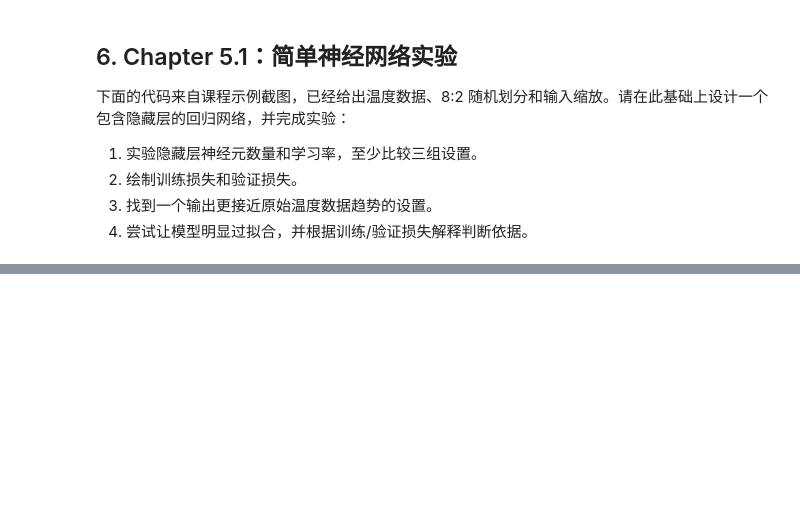
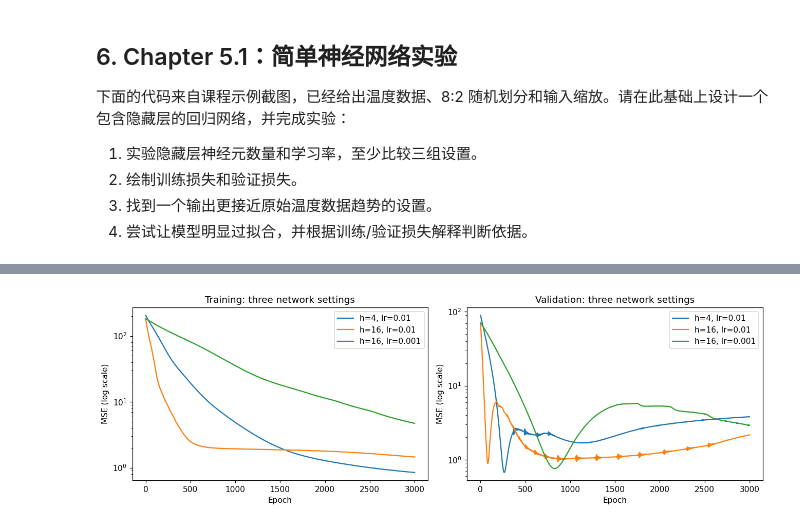
Before and after one commit to CH3COOH-JYR/DeepLearning, a Jupyter notebook: homework1/homework.ipynb, the cells around one changed output, grey strips where cells are left out. Saved outputs shown, nothing was run; the diff lists cells and outputs as text; code cells hidden in the pictures; blank space fills up the shorter version.

```diff
--- a/homework1/homework.ipynb
+++ b/homework1/homework.ipynb
@@ -264,4 +534,97 @@ val_t_c = t_c[val_ind]
 train_t_un = 0.1 * train_t_u
 val_t_un = 0.1 * val_t_u
 
-# 请在此设计网络、训练循环，并实验隐藏层规模和学习率。
+
+def run_temperature_network(hidden_width, learning_rate, epochs, hidden_layers=1):
+    torch.manual_seed(42)
+    layers = [nn.Linear(1, hidden_width), nn.Tanh()]
+    for layer_index in range(hidden_layers - 1):
+        layers.extend([nn.Linear(hidden_width, hidden_width), nn.Tanh()])
+    layers.append(nn.Linear(hidden_width, 1))
+    network = nn.Sequential(*layers)
+    network_optimizer = torch.optim.Adam(network.parameters(), lr=learning_rate)
+    history = {"train": [], "validation": []}
+    for epoch in range(epochs):
+        network.train()
+        network_optimizer.zero_grad()
+        train_loss = nn.functional.mse_loss(network(train_t_un), train_t_c)
+        train_loss.backward()
+        network_optimizer.step()
+        network.eval()
+        with torch.no_grad():
+            history["train"].append(nn.functional.mse_loss(network(train_t_un), train_t_c).item())
+            history["validation"].append(nn.functional.mse_loss(network(val_t_un), val_t_c).item())
+    assert np.isfinite(history["train"]).all() and np.isfinite(history["validation"]).all()
+    assert history["train"][-1] < history["train"][0]
+    return {
+        "network": network,
+        "history": history,
+        "parameters": sum(parameter.numel() for parameter in network.parameters()),
+    }
+
+network_settings = [
+    ("h=4, lr=0.01", 4, 0.01),
+    ("h=16, lr=0.01", 16, 0.01),
+    ("h=16, lr=0.001", 16, 0.001),
+]
+network_results = {}
+for setting_name, hidden_width, learning_rate in network_settings:
+    network_results[setting_name] = run_temperature_network(hidden_width, learning_rate, epochs=3000)
+
+best_setting = min(
+    network_results, key=lambda name: network_results[name]["history"]["validation"][-1]
+)
+overfit_result = run_temperature_network(128, 0.003, epochs=15000, hidden_layers=2)
+for setting_name, result in [*network_results.items(), ("Overfit: 128x128, lr=0.003", overfit_result)]:
+    history = result["history"]
+    print(f"{setting_name}: parameters={result['parameters']}, train MSE={history['train'][-1]:.6f}, val MSE={history['validation'][-1]:.6f}")
+print("三组常规设置中最终验证 MSE 最小：", best_setting)
+
+overfit_history = overfit_result["history"]
+best_overfit_epoch = int(np.argmin(overfit_history["validation"]))
+print(
+    f"大网络最佳验证轮次={best_overfit_epoch + 1}, "
+    f"当时 train/val MSE={overfit_history['train'][best_overfit_epoch]:.6f}/"
+    f"{overfit_history['validation'][best_overfit_epoch]:.6f}; "
+    f"最终 train/val MSE={overfit_history['train'][-1]:.6f}/"
+    f"{overfit_history['validation'][-1]:.6f}"
+)
+overfitting_observed = (
+    overfit_history["train"][-1] < 0.01
+    and overfit_history["validation"][-1] > 2 * overfit_history["validation"][best_overfit_epoch]
+)
+print("是否观察到训练近乎零误差且验证误差较最佳点明显上升：", overfitting_observed)
+
+figure, axes = plt.subplots(1, 2, figsize=(12, 4))
+for setting_name, result in network_results.items():
+    for axis, split in zip(axes, ("train", "validation")):
+        axis.plot(np.arange(1, 3001), result["history"][split], label=setting_name)
+for axis, split in zip(axes, ("Training", "Validation")):
+    axis.set(xlabel="Epoch", ylabel="MSE (log scale)", title=f"{split}: three network settings")
+    axis.set_yscale("log")
+    axis.legend()
+figure.tight_layout()
+plt.show()
+
+figure, axes = plt.subplots(1, 2, figsize=(12, 4))
+for split in ("train", "validation"):
+    axes[0].plot(np.arange(1, 15001), overfit_history[split], label=split)
+axes[0].axvline(best_overfit_epoch + 1, color="gray", linestyle=":", label="Best validation epoch")
+axes[0].set(xlabel="Epoch", ylabel="MSE (log scale)", title="Overfitting: 128 x 128 hidden units")
+axes[0].set_yscale("log")
+axes[0].legend()
+input_grid = torch.linspace(t_u.min().item(), t_u.max().item(), 300).unsqueeze(1)
+with torch.no_grad():
+    for setting_name, result in network_results.items():
+        axes[1].plot(input_grid.squeeze().numpy(), result["network"](0.1 * input_grid).squeeze().numpy(),
+                     label=setting_name, linewidth=2.5 if setting_name == best_setting else 1, alpha=0.8)
+    axes[1].plot(input_grid.squeeze().numpy(), overfit_result["network"](0.1 * input_grid).squeeze().numpy(),
+                 "--", label="Overfit network")
+axes[1].scatter(train_t_u.numpy(), train_t_c.numpy(), color="black", label="Train observations", zorder=3)
+axes[1].scatter(val_t_u.numpy(), val_t_c.numpy(), color="red", marker="x", s=65, label="Validation observations", zorder=3)
+axes[1].set(xlabel="Raw input temperature", ylabel="Target temperature", title="Predictions and observed trend")
+axes[1].legend(fontsize=8)
+figure.tight_layout()
+plt.show()
+print("第 6 题自检通过：三组常规设置及过拟合实验损失均有限，训练损失下降。")
+# %% [output]
@@ -267,0 +638 @@ val_t_un = 0.1 * val_t_u
+[figure, added]
```
Also changed, not shown: parts of 28 cells of this notebook, 5 other files.
